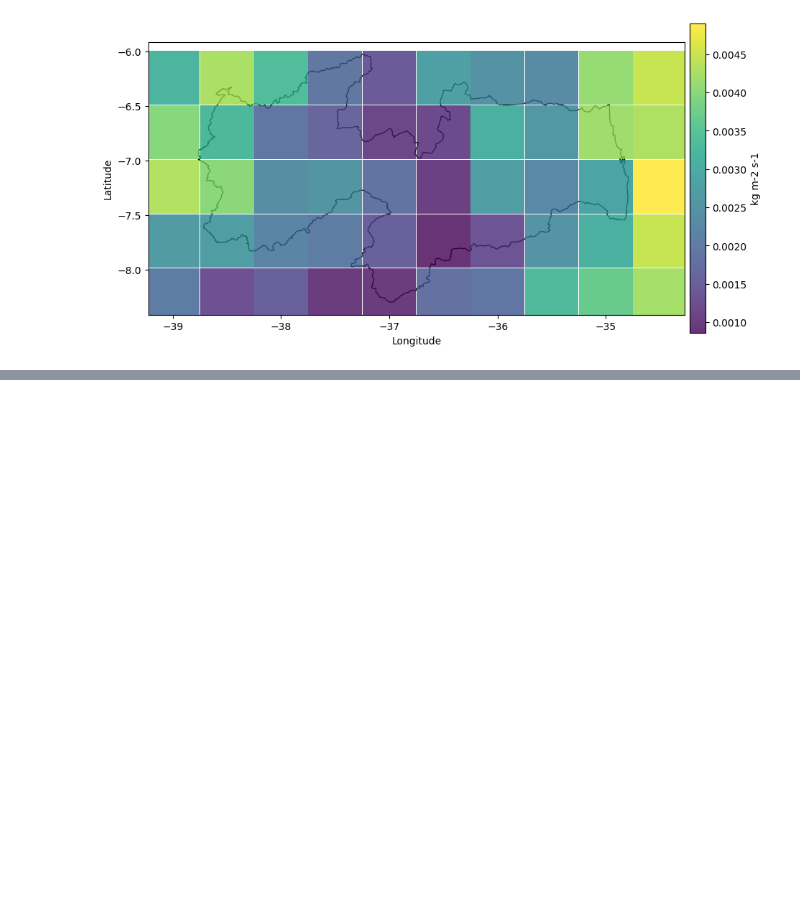
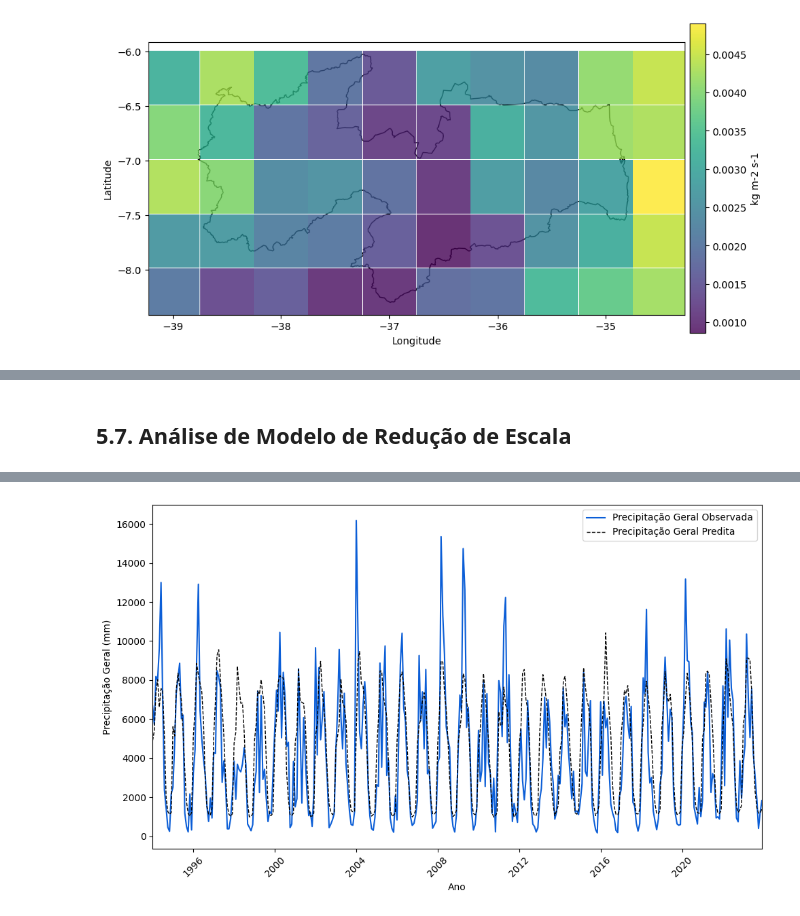
Before and after one commit to alexandre11aa/rainscale, a Jupyter notebook: case_study/notebooks/5_charts.ipynb, the cells around one changed output, grey strips where cells are left out. Drawn from its saved outputs; the diff is of its cells as text; code cells hidden in the pictures; blank space fills up the shorter version.

```diff
--- a/case_study/notebooks/5_charts.ipynb
+++ b/case_study/notebooks/5_charts.ipynb
@@ -344,0 +193,45 @@ CNN      Média R²: 0.5740        Média RMSE: 62.0796     SEED: 29
+# %% [markdown]
+## 5.7. Análise de Modelo de Redução de Escala
+# %%
+# Carrega o modelo
+model = load_model('../models/statistical_downscaling.h5', compile=False)
+
+# Lê os dados
+df = pd.read_csv('../datas/interim/4.3.3_finish_downscaling_database/aesa_to_cnrm_cm6_1hr_sum_downscaling_complete.csv')
+
+# Ajusta base de dados temporário
+df_temp = df[df['ano'] <= 2023][['pr', 'pr_acum_6m', 'pr_mes_anterior', 'cluster', 'ano', 'mes', 'lat', 'lon', 'IDW']]
+
+# Separa os dados de treino (ano <= 2023) para ajustar o scaler
+X = df_temp.values
+
+# Ajusta o scaler com os dados de treino
+scaler = StandardScaler()
+scaler.fit(
+    df[df['ano'] <= 2023][['pr', 'pr_acum_6m', 'pr_mes_anterior', 'cluster', 'ano', 'mes', 'lat', 'lon', 'IDW']].values
+)
+
+# Aplica transformação
+X = scaler.transform(X)
+
+# Redimensiona para 3D
+X = X.reshape((X.shape[0], 1, X.shape[1]))
+
+# Faz a predição
+pr_test = model.predict(X).flatten()
+
+# Ajustando base de dados principal
+df = df[df['ano'] <= 2023]
+
+# Adiciona predição da base de dados
+df['pr_test'] = pr_test
+
+# Ajustando data da base de dados
+df['data'] = pd.to_datetime(df[['ano', 'mes']].rename(columns={'ano': 'year', 'mes': 'month'}).assign(day=1))
+
+# Somando precipitações de todos os pontos com datas iguais
+df_soma_total = df.groupby('data')[['pr_test', 'pr_local']].sum().reset_index()
+
+# Gráfico do modelo
+linhas(df_soma_total, 'pr_local', 'pr_test', 'data')
+# %% [output]
@@ -344,0 +240 @@ CNN      Média R²: 0.5740        Média RMSE: 62.0796     SEED: 29
+[figure, added]
```
Also changed, not shown: parts of 25 cells of this notebook, 17 other files.
